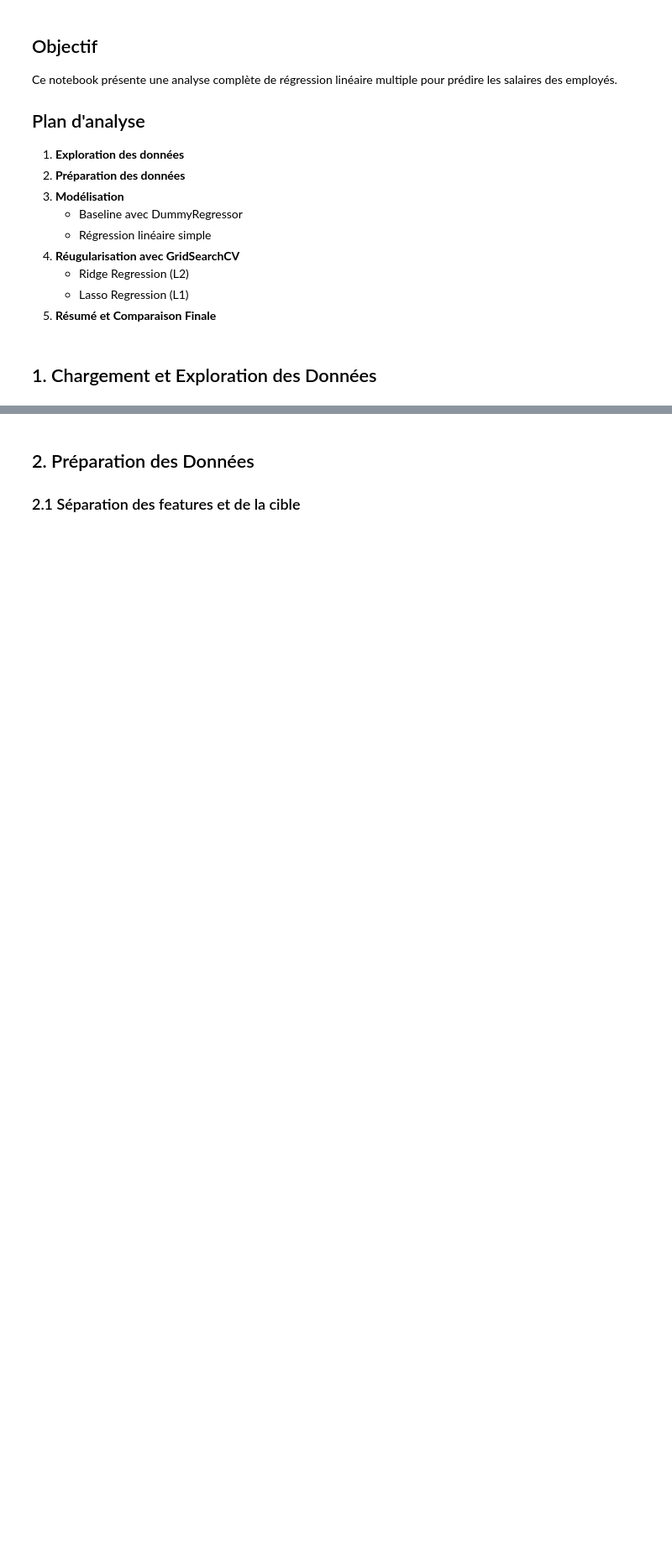
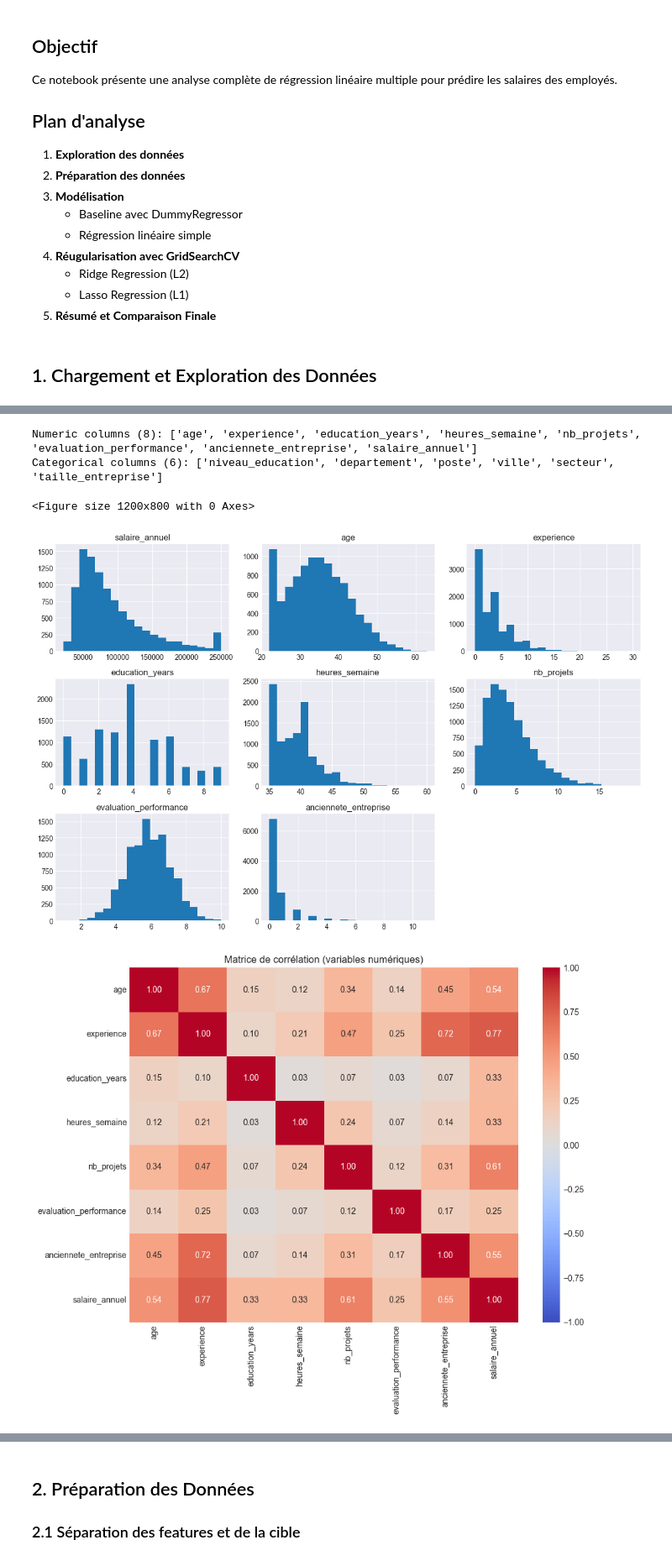
Before and after one commit to SamanthC/linear-regression-exercise, a Jupyter notebook: salary_regression_analysis.ipynb, the cells around one changed output, grey strips where cells are left out. Shown: that part at 84% size. Cells and saved outputs as stored; diff of their text form; code cells hidden in the pictures; blank space fills up the shorter version.

```diff
--- a/salary_regression_analysis.ipynb
+++ b/salary_regression_analysis.ipynb
@@ -41,3 +41,7 @@ plt.style.use('seaborn-v0_8-darkgrid')
 # Chargement des données
 
 # TO DO : Charger le dataset employee_salaries.csv dans un DataFrame pandas et afficher les 5 premières lignes ainsi que la shape du dataset
+data = pd.read_csv('data/employee_salaries.csv')
+df = pd.DataFrame(data)
+print(df.shape)
+df.head(5)
@@ -56,0 +80,67 @@ plt.style.use('seaborn-v0_8-darkgrid')
+# %%
+# Séparation des variables numériques et catégorielles
+
+# Utiliser select_dtypes pour créer deux listes : numeric_cols et categorical_cols
+numeric_cols = df.select_dtypes(include=[np.number]).columns.tolist()
+categorical_cols = df.select_dtypes(exclude=[np.number]).columns.tolist()
+
+# Optionnel : sélectionner explicitement object/category/bool comme catégorielles
+# categorical_cols = df.select_dtypes(include=['object','category','bool']).columns.tolist()
+
+print(f"Numeric columns ({len(numeric_cols)}):", numeric_cols)
+print(f"Categorical columns ({len(categorical_cols)}):", categorical_cols)
+# %% [output]
+Numeric columns (8): ['age', 'experience', 'education_years', 'heures_semaine', 'nb_projets', 'evaluation_performance', 'anciennete_entreprise', 'salaire_annuel']
+Categorical columns (6): ['niveau_education', 'departement', 'poste', 'ville', 'secteur', 'taille_entreprise']
+# %%
+# Analyse des données
+
+# TO DO : Analyser les données avec des visualisations appropriées (histogrammes, boxplots, heatmap de corrélation, etc.)
+# pour comprendre la distribution des variables et leurs relations avec la variable cible 'salaire'
+
+# Détecter le nom de la cible (support 'salary' ou 'salaire')
+target = 'salary' if 'salary' in df.columns else ('salaire' if 'salaire' in df.columns else df.columns[-1])
+
+# Préparer listes de features numériques et catégorielles (numeric_cols et categorical_cols sont définies précédemment)
+num_cols = [c for c in numeric_cols if c != target]
+cat_cols = categorical_cols
+
+# 1) Histogrammes pour les variables numériques (inclut la cible si numérique)
+if len(num_cols) > 0:
+    plt.figure(figsize=(12,8))
+    df[[target] + num_cols].hist(bins=20, figsize=(12,8))
+    plt.tight_layout()
+
+# 2) Heatmap de corrélation (numérique)
+plt.figure(figsize=(10,8))
+corr = df.select_dtypes(include=[np.number]).corr()
+sns.heatmap(corr, annot=True, fmt='.2f', cmap='coolwarm', vmin=-1, vmax=1)
+plt.title('Matrice de corrélation (variables numériques)')
+plt.tight_layout()
+
+# 3) Boxplots du target par quelques variables catégorielles (si utiles)
+for col in cat_cols[:3]:  # limiter à 3 pour la lisibilité
+    if df[col].nunique() <= 20:  # éviter trop de modalités
+        plt.figure(figsize=(10,4))
+        sns.boxplot(x=col, y=target, data=df)
+        plt.title(f'Boxplot de {target} par {col}')
+        plt.xticks(rotation=45)
+        plt.tight_layout()
+
+# 4) Scatter plots pour les variables numériques les plus corrélées avec la cible
+if target in corr.columns:
+    corrs = corr[target].drop(labels=[target], errors='ignore').abs().sort_values(ascending=False)
+    top_feats = corrs.head(4).index.tolist()
+    for feat in top_feats:
+        plt.figure(figsize=(6,4))
+        sns.scatterplot(x=df[feat], y=df[target])
+        plt.title(f'{target} vs {feat} (corr={corrs[feat]:.2f})')
+        plt.tight_layout()
+
+# 5) Pairplot si le nombre de variables numériques est raisonnable
+if len(num_cols) <= 5 and len(num_cols) > 0:
+    sns.pairplot(df[[target] + num_cols].dropna(), diag_kind='kde')
+# %% [output]
+<Figure size 1200x800 with 0 Axes>
+[figure, added]
+[figure, added]
```
Also changed, not shown: parts of 5 cells of this notebook.
